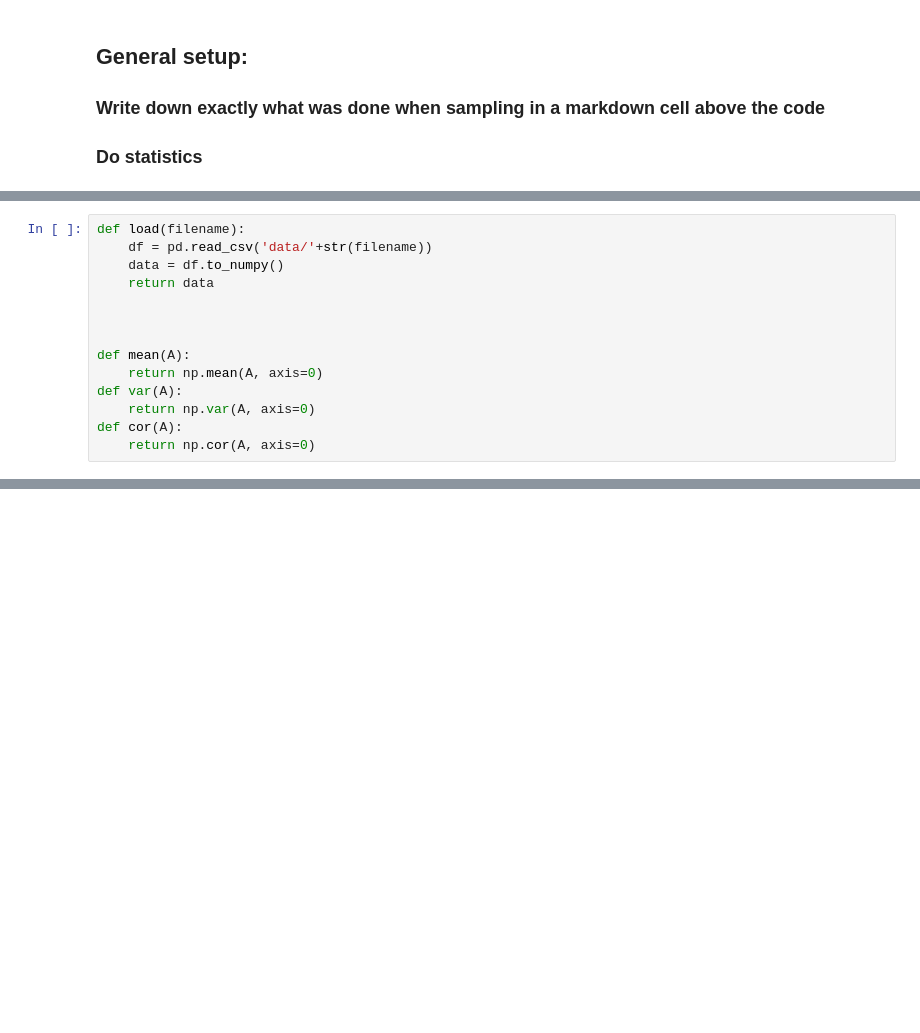
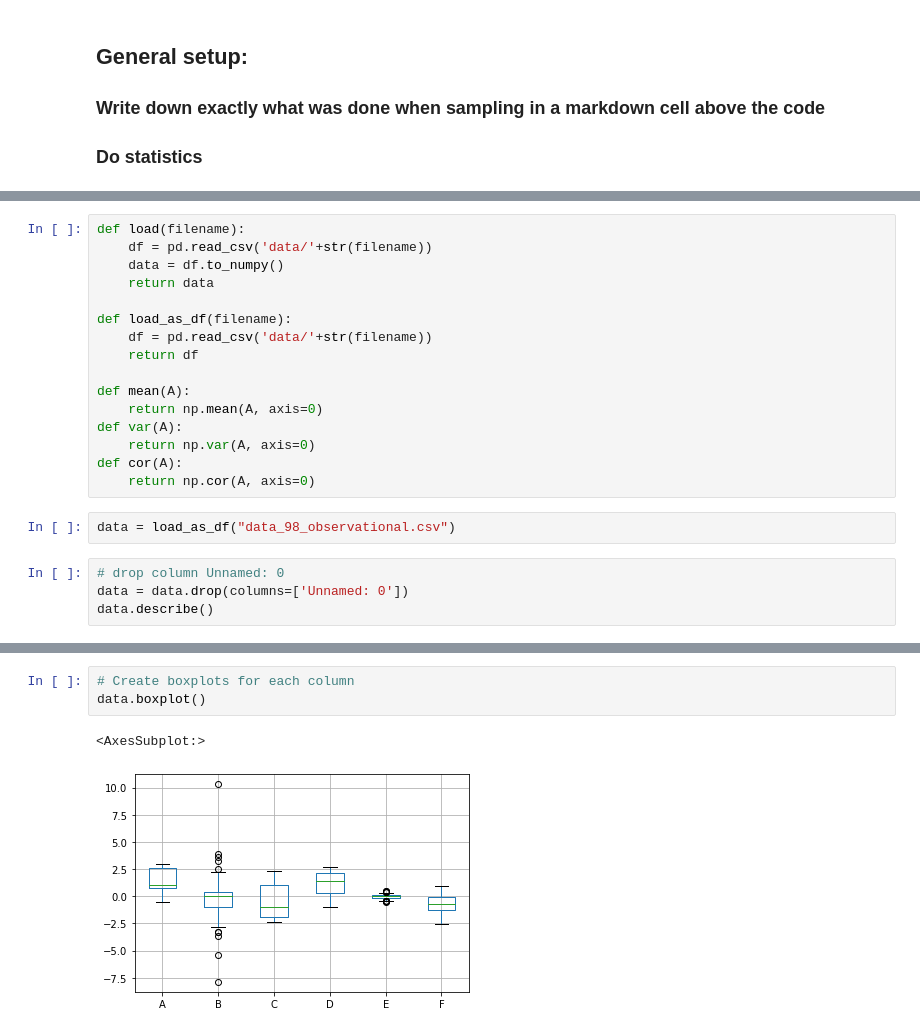
Before and after one commit to Maplewarrior/02463---Causality-project, a Jupyter notebook: 02463 Causality.ipynb, the cells around one changed output, grey strips where cells are left out. Cells and saved outputs as stored; diff of their text form; blank space fills up the shorter version.

```diff
--- a/02463 Causality.ipynb
+++ b/02463 Causality.ipynb
@@ -23,7 +24,9 @@ def load(filename):
     data = df.to_numpy()
     return data
 
-
+def load_as_df(filename):
+    df = pd.read_csv('data/'+str(filename))
+    return df
 
 def mean(A):
     return np.mean(A, axis=0)
@@ -31,3 +34,9 @@ def var(A):
     return np.var(A, axis=0)
 def cor(A):
     return np.cor(A, axis=0)
+# %%
+data = load_as_df("data_98_observational.csv")
+# %%
+# drop column Unnamed: 0
+data = data.drop(columns=['Unnamed: 0'])
+data.describe()
@@ -33,0 +53,6 @@ def cor(A):
+# %%
+# Create boxplots for each column
+data.boxplot()
+# %% [output]
+<AxesSubplot:>
+[figure, added]
```
Also changed, not shown: parts of 4 cells of this notebook.
